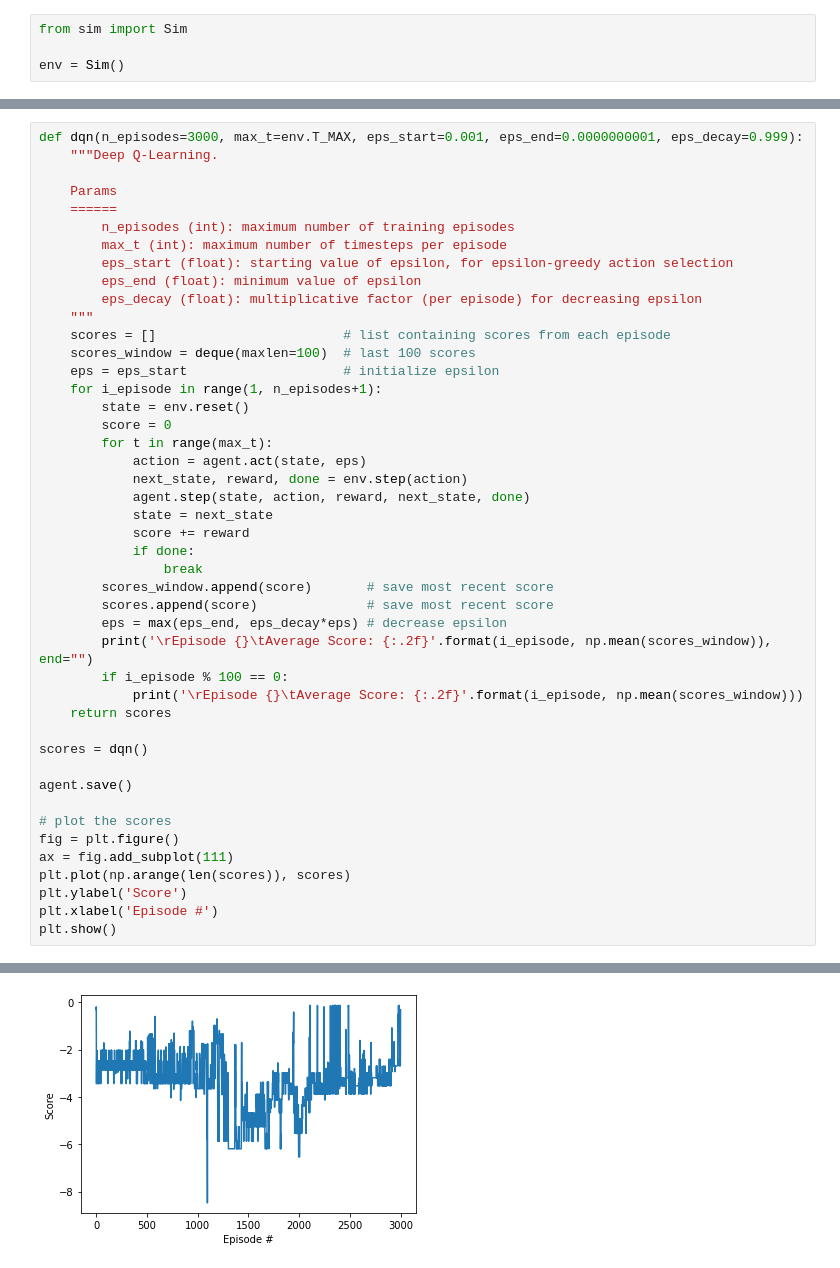
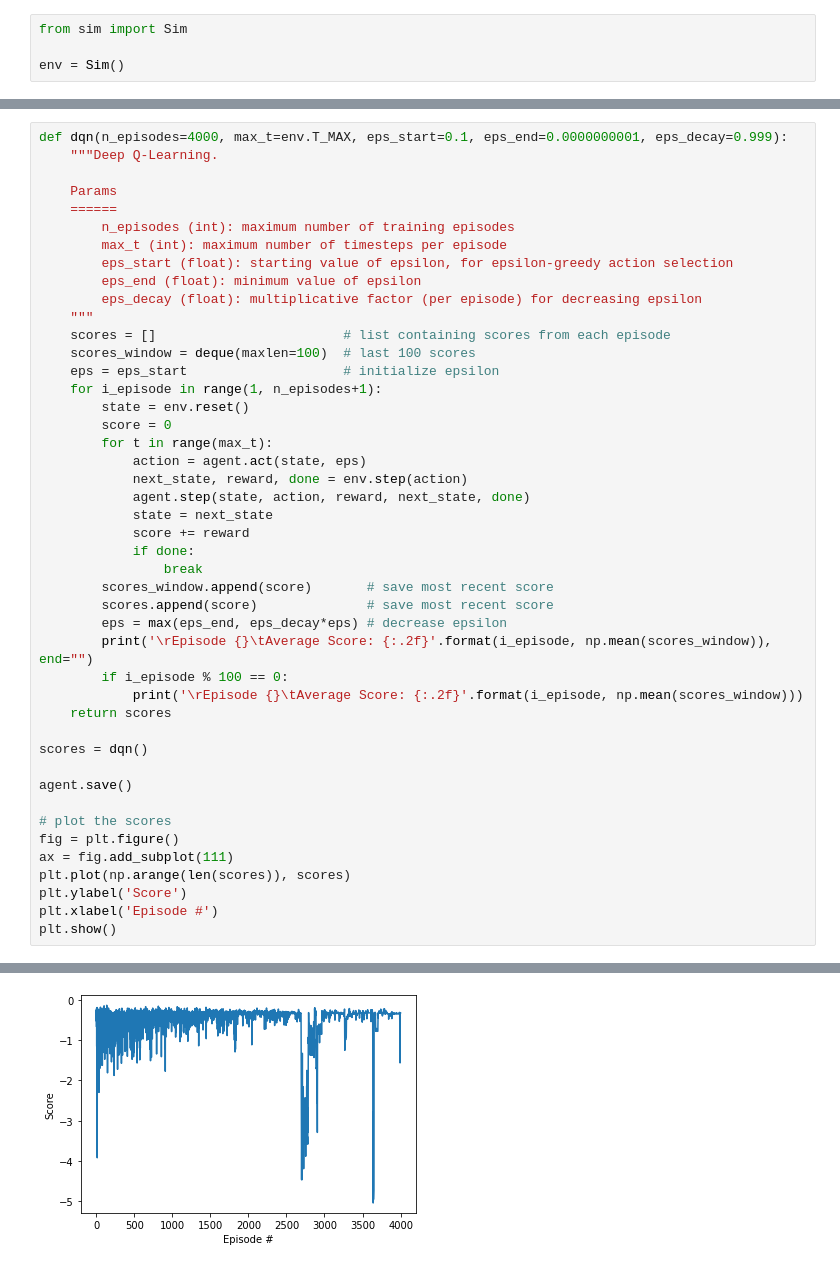
Before and after one commit to einsteinmaster/dqn-controller, a Jupyter notebook: pytorch/dqn.ipynb, the cells around one changed output, grey strips where cells are left out. Drawn from its saved outputs; the diff is of its cells as text.

```diff
--- a/pytorch/dqn.ipynb
+++ b/pytorch/dqn.ipynb
@@ -49,5 +47,5 @@ env.close()
 # %%
-def dqn(n_episodes=3000, max_t=env.T_MAX, eps_start=0.001, eps_end=0.0000000001, eps_decay=0.999):
+def dqn(n_episodes=4000, max_t=env.T_MAX, eps_start=0.1, eps_end=0.0000000001, eps_decay=0.999):
     """Deep Q-Learning.
 
     Params
@@ -112,4 +110,4 @@ Episode 3000    Average Score: -2.22
-[figure, old version]
+[figure, new version]
 # %%
 state = env.reset()
 for j in range(env.T_MAX):
```
Also changed, not shown: parts of 5 cells of this notebook, 1 other file.
